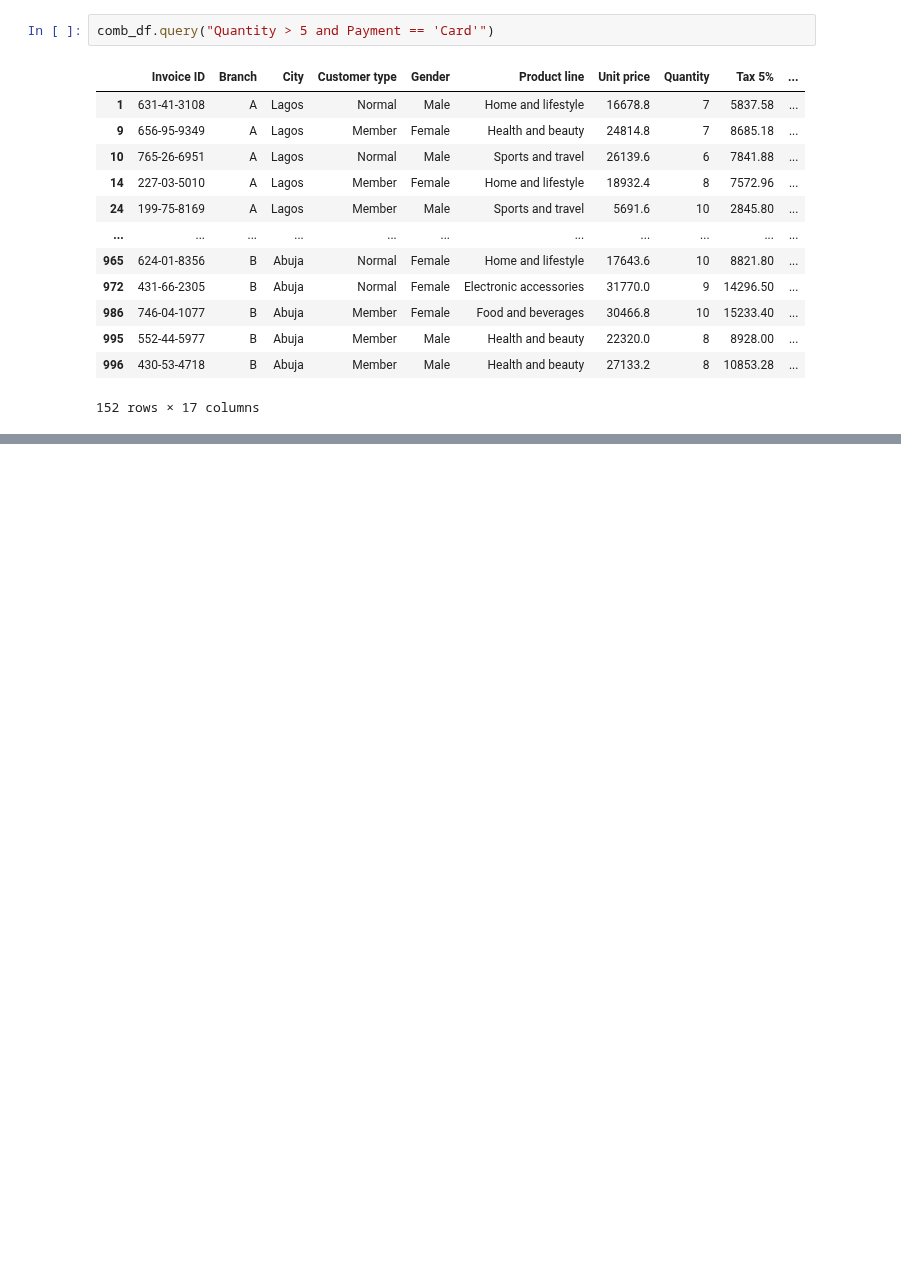
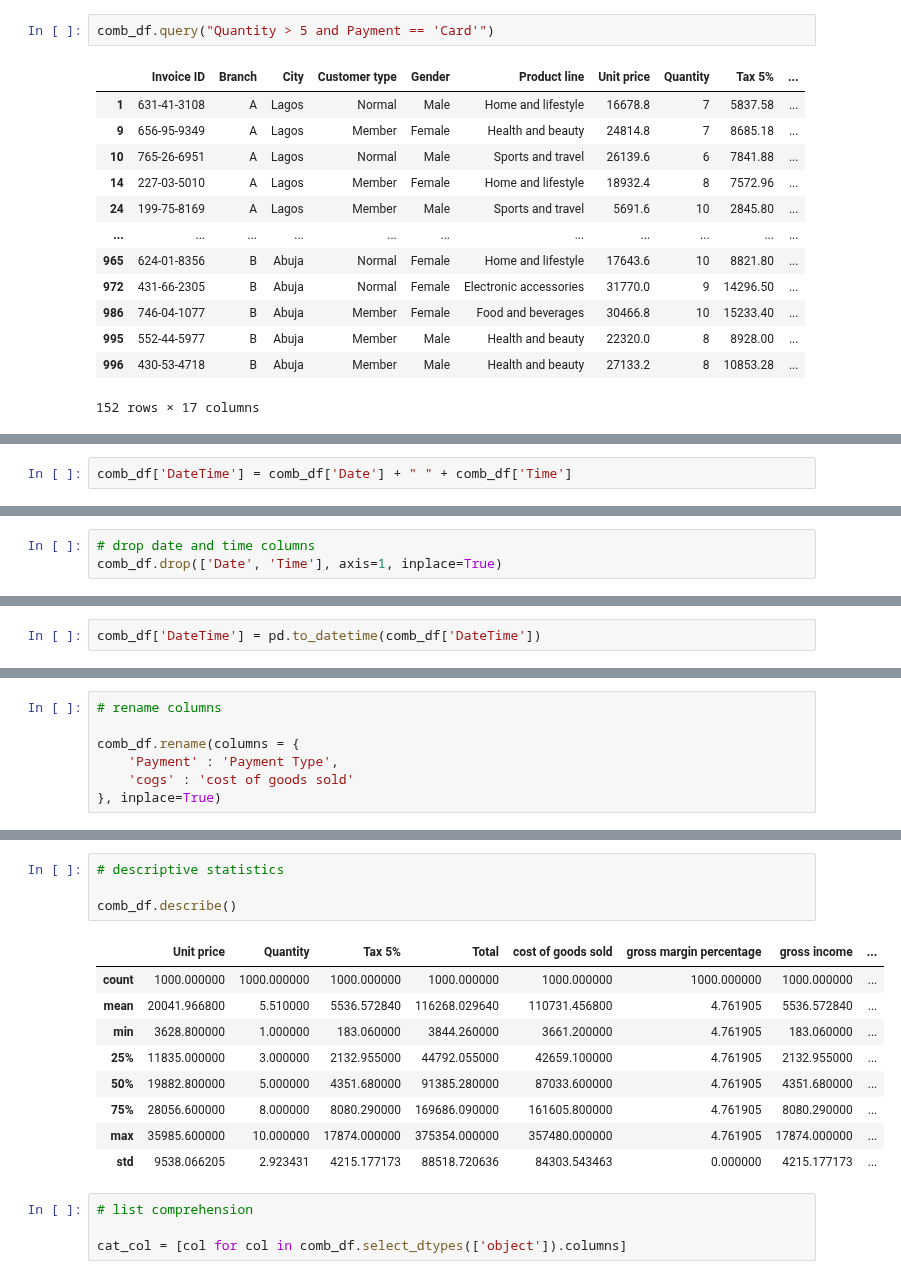
Before and after one commit to Ife96/PythonForDataAnalysis, a Jupyter notebook: Supermarket Data Analysis.ipynb, the cells around one changed output, grey strips where cells are left out. Cells and saved outputs as stored; diff of their text form; blank space fills up the shorter version.

```diff
--- a/Supermarket Data Analysis.ipynb
+++ b/Supermarket Data Analysis.ipynb
@@ -368,0 +372,2 @@ comb_df.query("Quantity > 5 and Payment == 'Card'")
+# %%
+comb_df['DateTime'] = comb_df['Date'] + " " + comb_df['Time']
@@ -368,0 +383,3 @@ comb_df.query("Quantity > 5 and Payment == 'Card'")
+# %%
+# drop date and time columns
+comb_df.drop(['Date', 'Time'], axis=1, inplace=True)
@@ -368,0 +406,2 @@ comb_df.query("Quantity > 5 and Payment == 'Card'")
+# %%
+comb_df['DateTime'] = pd.to_datetime(comb_df['DateTime'])
@@ -368,0 +428,7 @@ comb_df.query("Quantity > 5 and Payment == 'Card'")
+# %%
+# rename columns
+
+comb_df.rename(columns = {
+    'Payment' : 'Payment Type',
+    'cogs' : 'cost of goods sold'
+}, inplace=True)
@@ -368,0 +455,18 @@ comb_df.query("Quantity > 5 and Payment == 'Card'")
+# %%
+# descriptive statistics
+
+comb_df.describe()
+# %% [output]
+|  | Unit price | Quantity | Tax 5% | Total | cost of goods sold | gross margin percentage | gross income | ... |
+| count | 1000.000000 | 1000.000000 | 1000.000000 | 1000.000000 | 1000.000000 | 1000.000000 | 1000.000000 | ... |
+| mean | 20041.966800 | 5.510000 | 5536.572840 | 116268.029640 | 110731.456800 | 4.761905 | 5536.572840 | ... |
+| min | 3628.800000 | 1.000000 | 183.060000 | 3844.260000 | 3661.200000 | 4.761905 | 183.060000 | ... |
+| 25% | 11835.000000 | 3.000000 | 2132.955000 | 44792.055000 | 42659.100000 | 4.761905 | 2132.955000 | ... |
+| 50% | 19882.800000 | 5.000000 | 4351.680000 | 91385.280000 | 87033.600000 | 4.761905 | 4351.680000 | ... |
+| 75% | 28056.600000 | 8.000000 | 8080.290000 | 169686.090000 | 161605.800000 | 4.761905 | 8080.290000 | ... |
+| max | 35985.600000 | 10.000000 | 17874.000000 | 375354.000000 | 357480.000000 | 4.761905 | 17874.000000 | ... |
+| std | 9538.066205 | 2.923431 | 4215.177173 | 88518.720636 | 84303.543463 | 0.000000 | 4215.177173 | ... |
+# %%
+# list comprehension
+
+cat_col = [col for col in comb_df.select_dtypes(['object']).columns]
```
Also changed, not shown: parts of 23 cells of this notebook.
